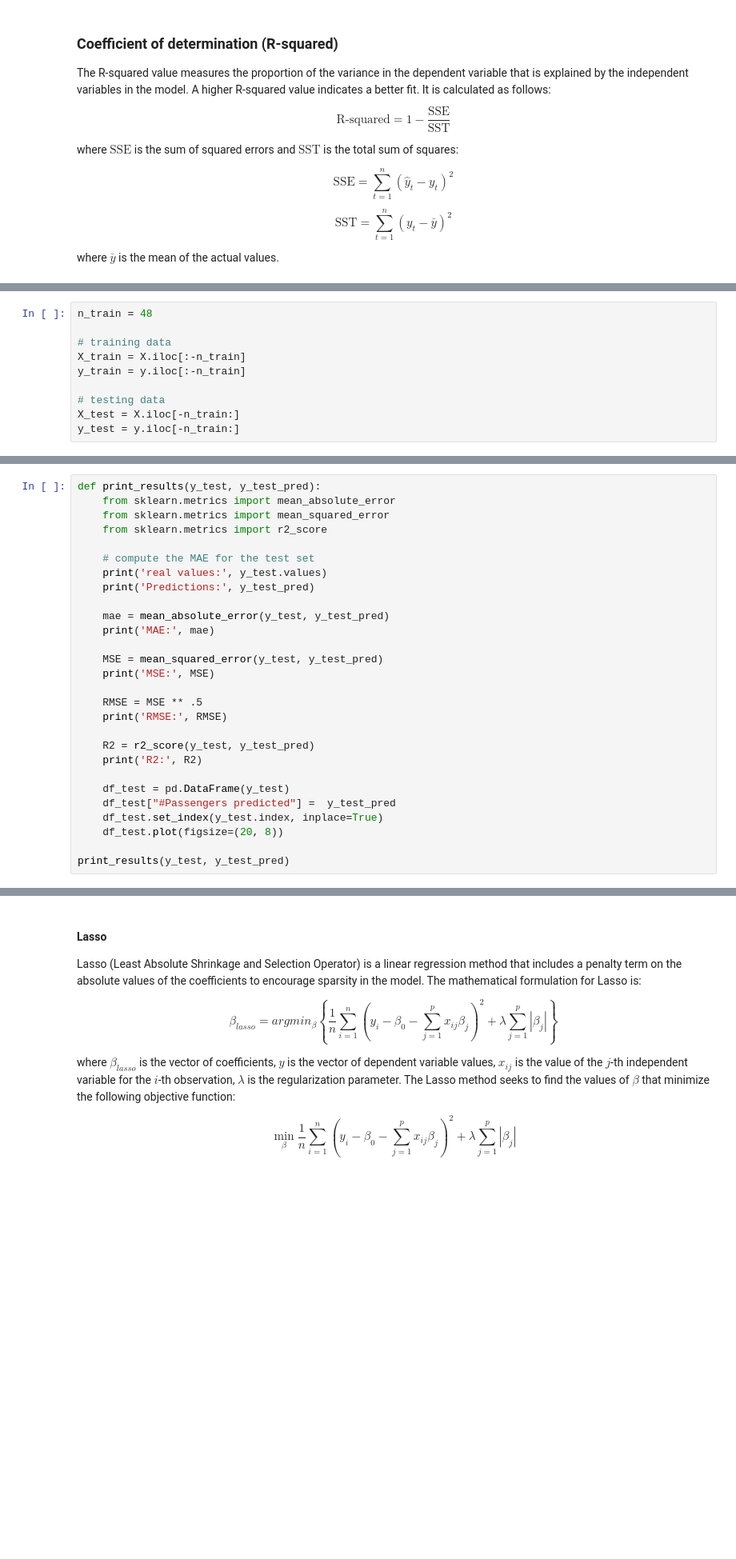
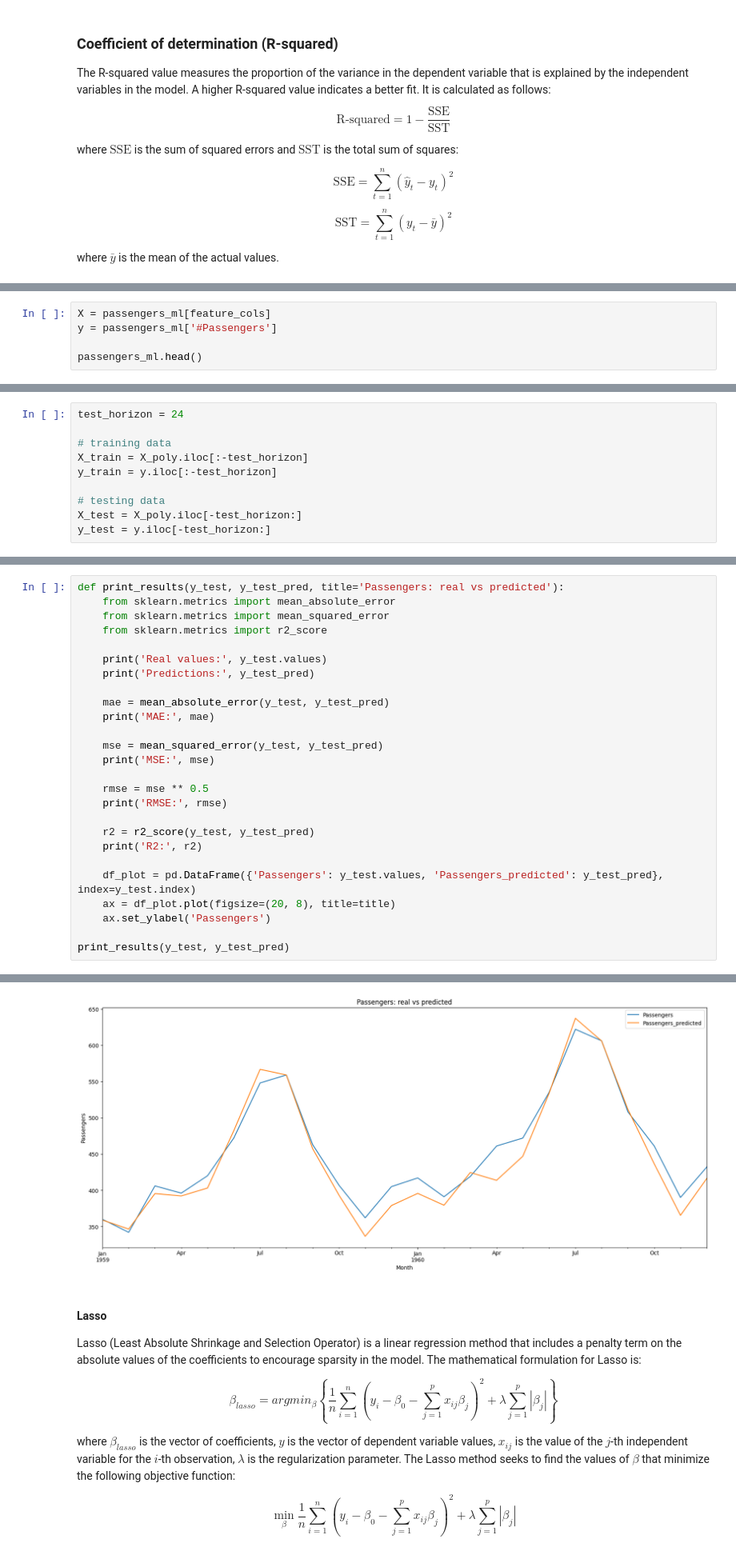
Before and after one commit to pedrojscardoso/MEEC_ISE_UALG_Introduction_to_data_science, a Jupyter notebook: 3-data-analysis/07_regression_in_TS.ipynb, the cells around one changed output, grey strips where cells are left out. Shown at 80% size. Cells and saved outputs as stored; diff of their text form; blank space fills up the shorter version.

```diff
--- a/3-data-analysis/07_regression_in_TS.ipynb
+++ b/3-data-analysis/07_regression_in_TS.ipynb
@@ -222,0 +344,5 @@ Further, we will be using polynomial features
+# %%
+X = passengers_ml[feature_cols]
+y = passengers_ml['#Passengers']
+
+passengers_ml.head()
@@ -243,11 +381,11 @@ Now, let us define the train and test data sets. Note that, for obvious reasons,
 # %%
-n_train = 48
+test_horizon = 24
 
 # training data
-X_train = X.iloc[:-n_train]
-y_train = y.iloc[:-n_train]
+X_train = X_poly.iloc[:-test_horizon]
+y_train = y.iloc[:-test_horizon]
 
 # testing data
-X_test = X.iloc[-n_train:]
-y_test = y.iloc[-n_train:]
+X_test = X_poly.iloc[-test_horizon:]
+y_test = y.iloc[-test_horizon:]
 # %% [markdown]
@@ -282,28 +420,27 @@ Let us define a method to present the results in a systematic way
 # %%
-def print_results(y_test, y_test_pred):
+def print_results(y_test, y_test_pred, title='Passengers: real vs predicted'):
     from sklearn.metrics import mean_absolute_error
     from sklearn.metrics import mean_squared_error
     from sklearn.metrics import r2_score
 
-    # compute the MAE for the test set
-    print('real values:', y_test.values)
+    print('Real values:', y_test.values)
     print('Predictions:', y_test_pred)
 
     mae = mean_absolute_error(y_test, y_test_pred)
     print('MAE:', mae)
 
-    MSE = mean_squared_error(y_test, y_test_pred)
-    print('MSE:', MSE)
+    mse = mean_squared_error(y_test, y_test_pred)
+    print('MSE:', mse)
 
-    RMSE = MSE ** .5
-    print('RMSE:', RMSE)
+    rmse = mse ** 0.5
+    print('RMSE:', rmse)
 
-    R2 = r2_score(y_test, y_test_pred)
-    print('R2:', R2)
+    r2 = r2_score(y_test, y_test_pred)
+    print('R2:', r2)
 
-    df_test = pd.DataFrame(y_test)
-    df_test["#Passengers predicted"] =  y_test_pred
-    df_test.set_index(y_test.index, inplace=True)
-    df_test.plot(figsize=(20, 8))
+    df_plot = pd.DataFrame({'Passengers': y_test.values, 'Passengers_predicted': y_test_pred}, index=y_test.index)
+    ax = df_plot.plot(figsize=(20, 8), title=title)
+    ax.set_ylabel('Passengers')
 
 print_results(y_test, y_test_pred)
+# %% [output]
@@ -310,3 +458,4 @@ print_results(y_test, y_test_pred)
+[figure, added]
 # %% [markdown]
 #### Lasso
 
```
Also changed, not shown: parts of 85 cells of this notebook, 2 other files.
